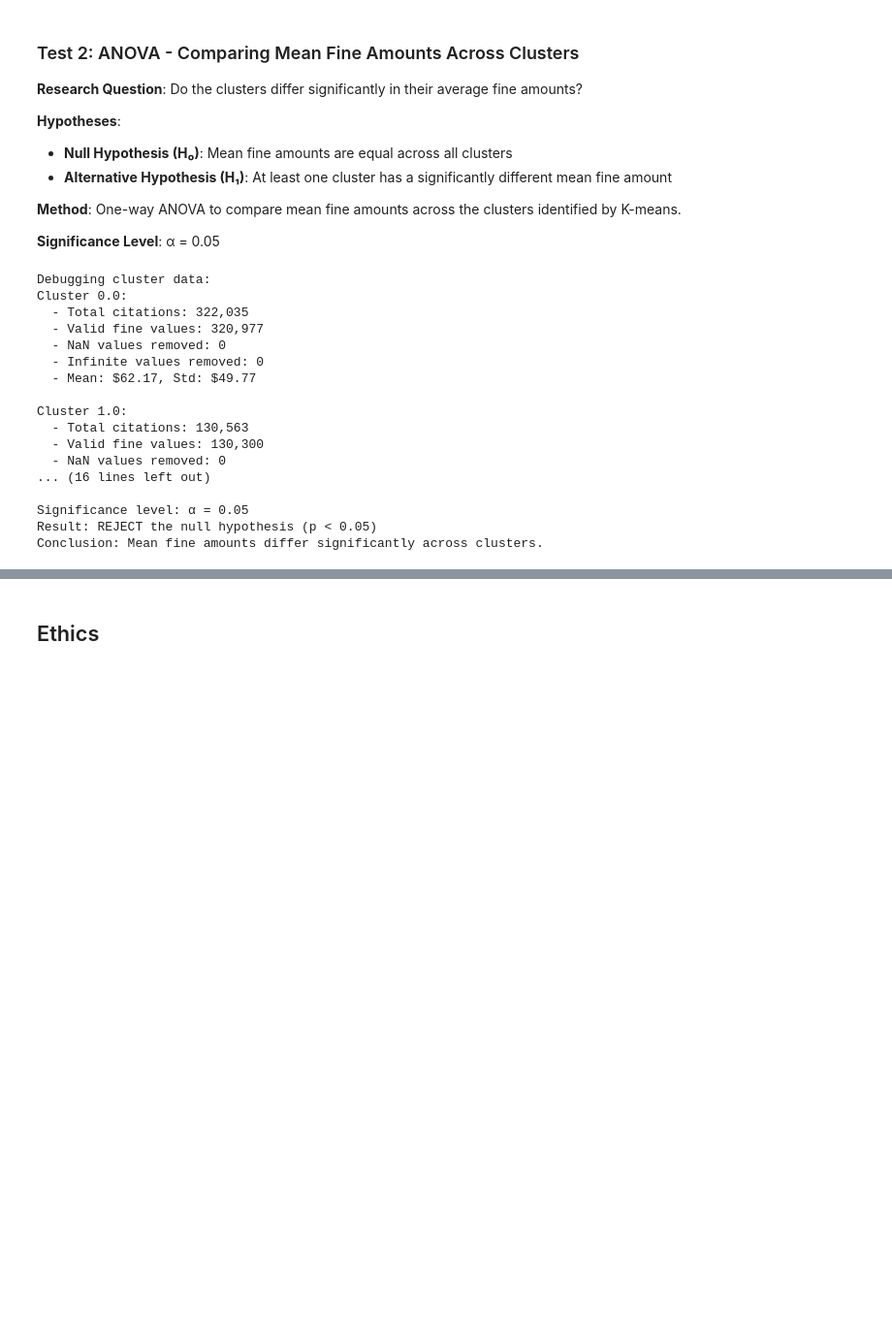
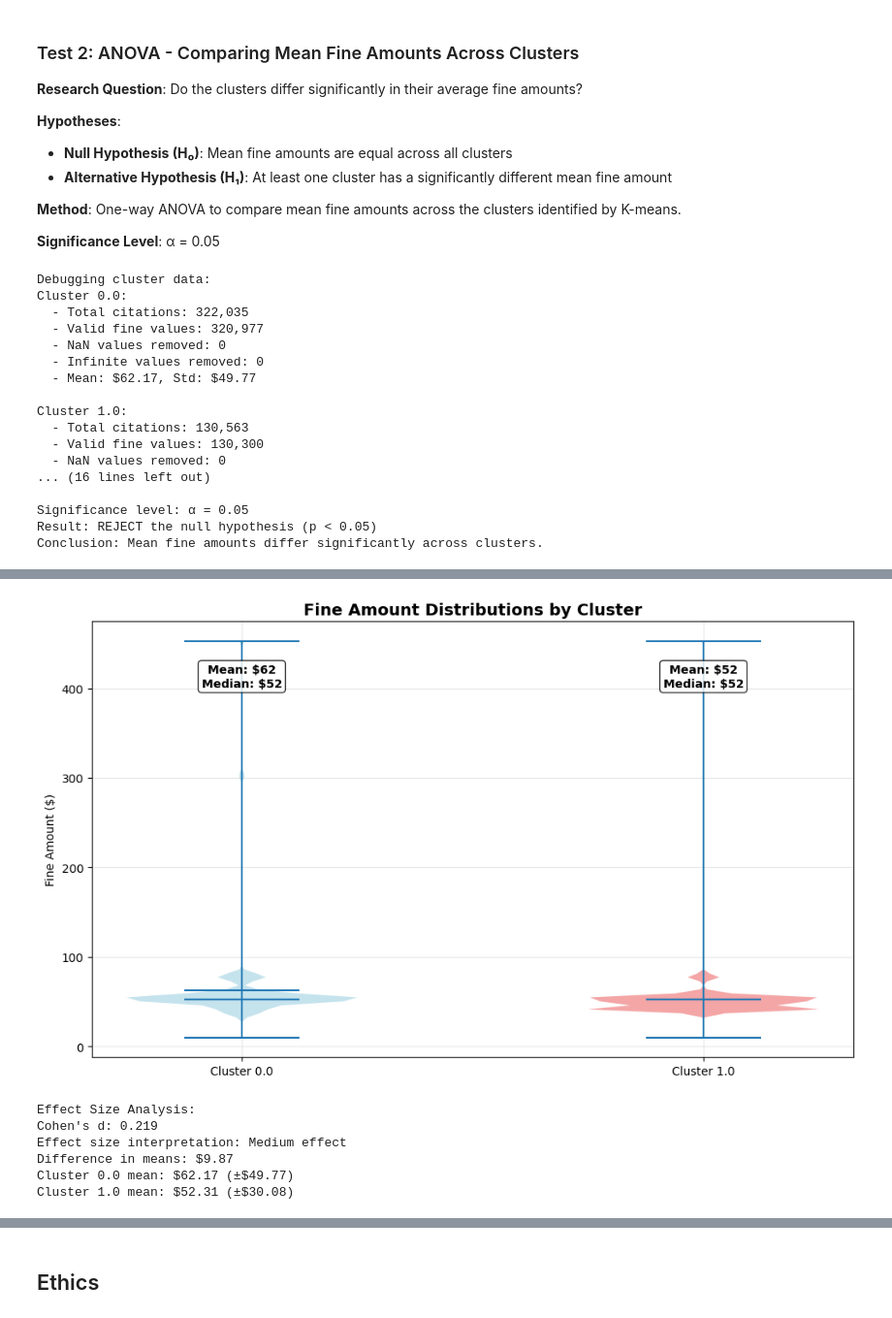
Before and after one commit to tobyzhan/Parking-Citation-Project, a Jupyter notebook: 03-FinalProject.ipynb, the cells around one changed output, grey strips where cells are left out. Shown at 97% size. Cells and saved outputs as stored; diff of their text form; code cells hidden in the pictures; blank space fills up the shorter version.

```diff
--- a/03-FinalProject.ipynb
+++ b/03-FinalProject.ipynb
@@ -1376,0 +1015,71 @@ else:
+# %%
+# Visualize fine amount distributions across clusters
+fig, ax = plt.subplots(1, 1, figsize=(10, 6))
+
+# Violin plot for distribution shapes
+fine_data_by_cluster = [valid_clusters[cluster] for cluster in sorted(valid_clusters.keys())]
+cluster_labels = [f'Cluster {cluster}' for cluster in sorted(valid_clusters.keys())]
+
+violin_parts = ax.violinplot(fine_data_by_cluster, positions=range(1, len(valid_clusters) + 1),
+                             showmeans=True, showmedians=True)
+
+ax.set_xticks(range(1, len(valid_clusters) + 1))
+ax.set_xticklabels(cluster_labels)
+ax.set_ylabel('Fine Amount ($)')
+ax.set_title('Fine Amount Distributions by Cluster', fontsize=14, fontweight='bold')
+ax.grid(True, alpha=0.3)
+
+# Color the violins
+colors = ['lightblue', 'lightcoral', 'lightgreen'][:len(valid_clusters)]
+for i, pc in enumerate(violin_parts['bodies']):
+    pc.set_facecolor(colors[i])
+    pc.set_alpha(0.7)
+
+# Add mean values as text
+for i, data in enumerate(fine_data_by_cluster, 1):
+    mean_val = np.mean(data)
+    median_val = np.median(data)
+    ax.text(i, ax.get_ylim()[1] * 0.9, f'Mean: ${mean_val:.0f}\nMedian: ${median_val:.0f}',
+            ha='center', va='top', fontweight='bold',
+            bbox=dict(boxstyle='round,pad=0.3', facecolor='white', alpha=0.8))
+
+plt.tight_layout()
+plt.show()
+
+# Calculate effect size (Cohen's d) for interpretation
+if len(valid_clusters) == 2:
+    cluster_ids = list(valid_clusters.keys())
+    data1, data2 = valid_clusters[cluster_ids[0]], valid_clusters[cluster_ids[1]]
+
+    mean1, mean2 = np.mean(data1), np.mean(data2)
+    std1, std2 = np.std(data1), np.std(data2)
+    n1, n2 = len(data1), len(data2)
+
+    # Pooled standard deviation
+    pooled_std = np.sqrt(((n1 - 1) * std1**2 + (n2 - 1) * std2**2) / (n1 + n2 - 2))
+    cohens_d = abs(mean1 - mean2) / pooled_std
+
+    print(f"\nEffect Size Analysis:")
+    print(f"Cohen's d: {cohens_d:.3f}")
+
+    if cohens_d < 0.2:
+        effect_interpretation = "Small effect"
+    elif cohens_d < 0.5:
+        effect_interpretation = "Medium effect"
+    elif cohens_d < 0.8:
+        effect_interpretation = "Large effect"
+    else:
+        effect_interpretation = "Very large effect"
+
+    print(f"Effect size interpretation: {effect_interpretation}")
+    print(f"Difference in means: ${abs(mean1 - mean2):.2f}")
+    print(f"Cluster {cluster_ids[0]} mean: ${mean1:.2f} (±${std1:.2f})")
+    print(f"Cluster {cluster_ids[1]} mean: ${mean2:.2f} (±${std2:.2f})")
+# %% [output]
+[figure, added]
+Effect Size Analysis:
+Cohen's d: 0.219
+Effect size interpretation: Medium effect
+Difference in means: $9.87
+Cluster 0.0 mean: $62.17 (±$49.77)
+Cluster 1.0 mean: $52.31 (±$30.08)
```
Also changed, not shown: parts of 18 cells of this notebook.
